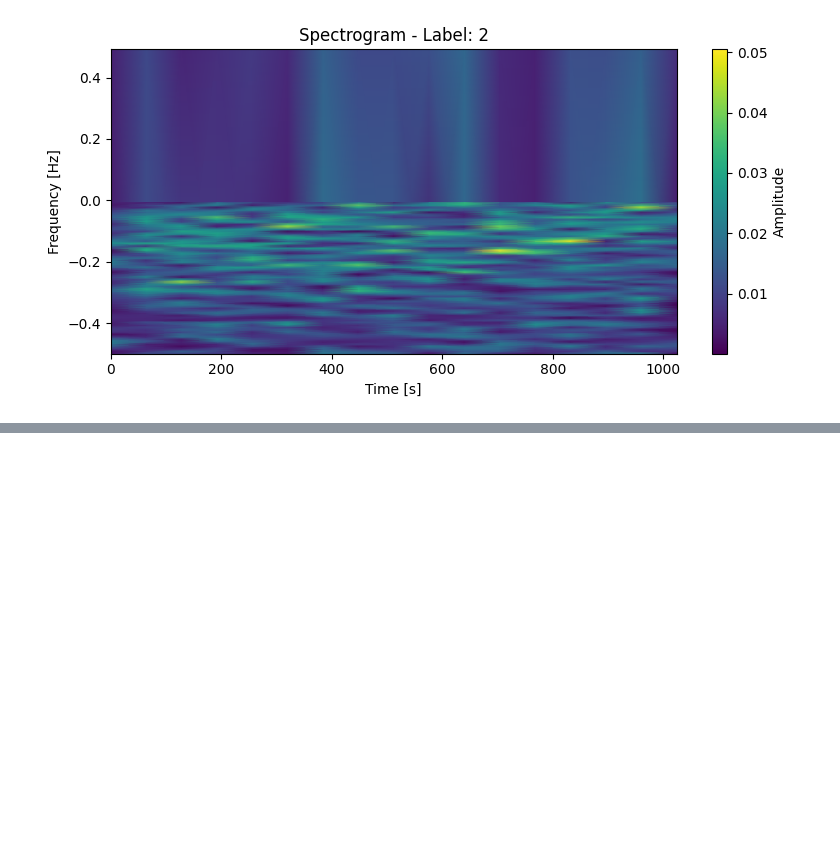
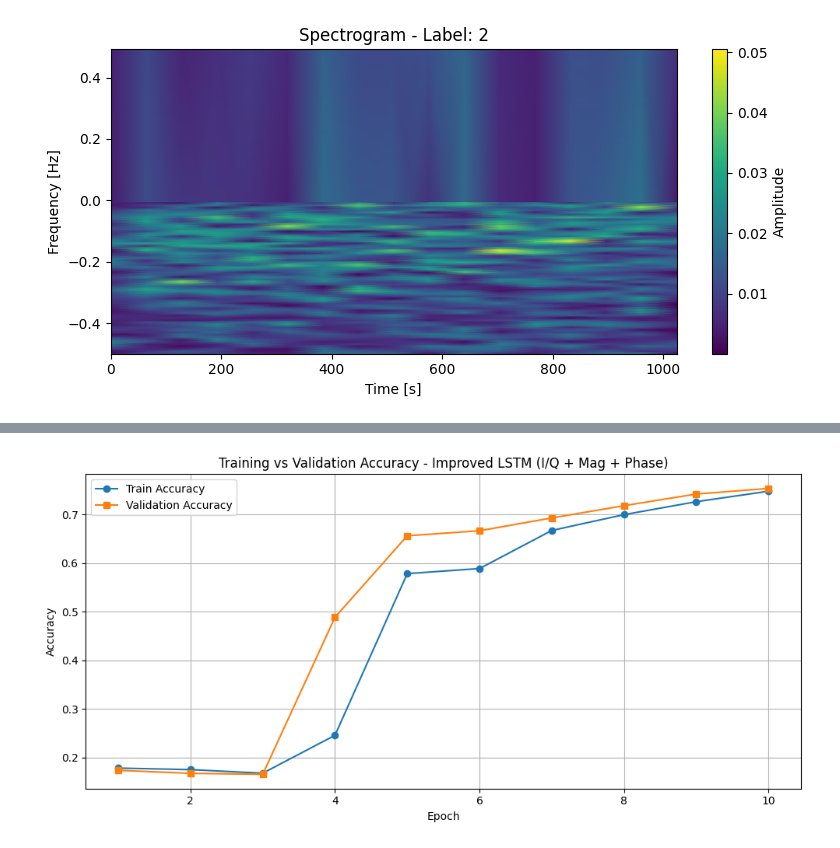
Before and after one commit to Nikhil18207/OFDM-AI-Modulation-Classifier, a Jupyter notebook: EchonNet.ipynb, the cells around one changed output, grey strips where cells are left out. Cells and saved outputs as stored; diff of their text form; code cells hidden in the pictures; blank space fills up the shorter version.

```diff
--- a/EchonNet.ipynb
+++ b/EchonNet.ipynb
@@ -402,0 +694,21 @@ RuntimeError: Error(s) in loading state_dict for SpectrogramCNN:
+# %%
+import matplotlib.pyplot as plt
+
+# Accuracy values from the improved LSTM run
+epochs = list(range(1, 11))
+train_acc = [0.1779, 0.1747, 0.1674, 0.2454, 0.5782, 0.5886, 0.6670, 0.6996, 0.7262, 0.7478]
+val_acc =   [0.1733, 0.1671, 0.1651, 0.4883, 0.6561, 0.6664, 0.6928, 0.7180, 0.7420, 0.7535]
+
+# Plotting
+plt.figure(figsize=(10, 5))
+plt.plot(epochs, train_acc, marker='o', label='Train Accuracy')
+plt.plot(epochs, val_acc, marker='s', label='Validation Accuracy')
+plt.xlabel("Epoch")
+plt.ylabel("Accuracy")
+plt.title("Training vs Validation Accuracy - Improved LSTM (I/Q + Mag + Phase)")
+plt.legend()
+plt.grid(True)
+plt.tight_layout()
+plt.show()
+# %% [output]
+[figure, added]
```
Also changed, not shown: parts of 24 cells of this notebook.
